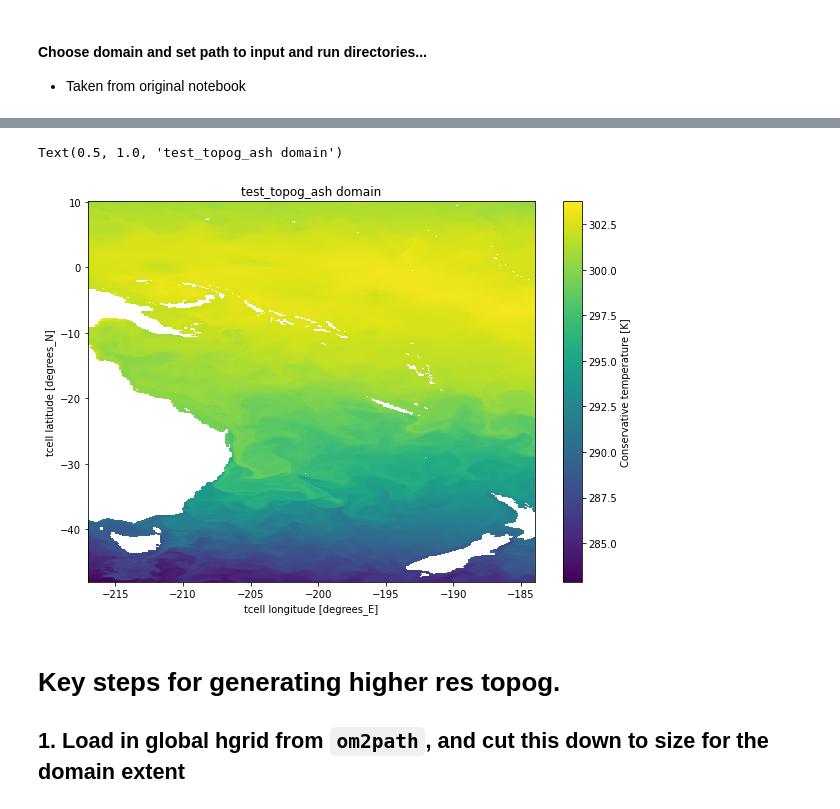
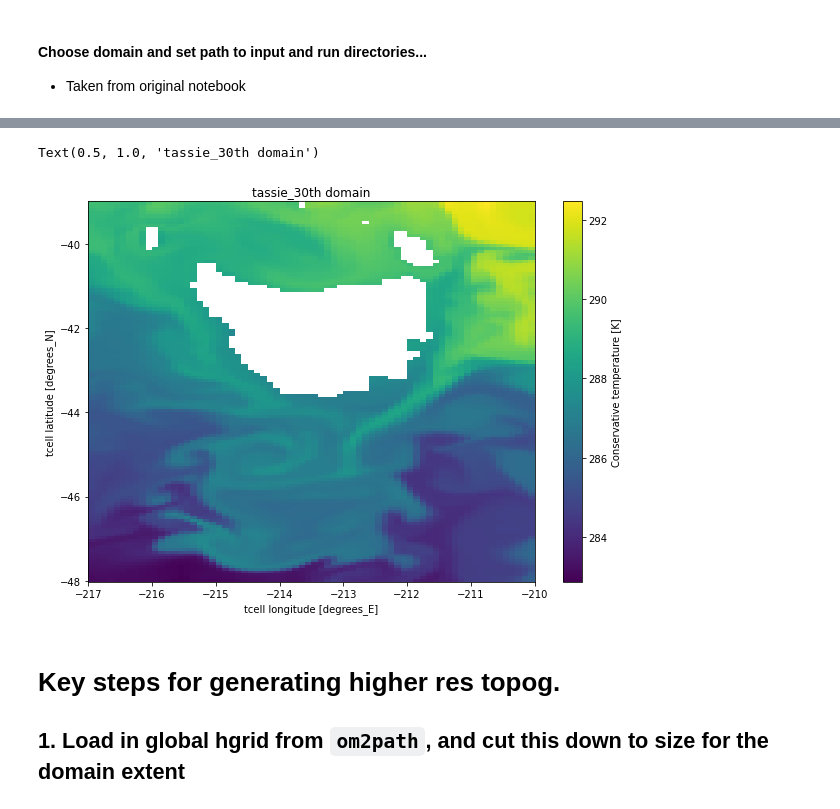
Before and after one commit to COSIMA/regional-mom6, a Jupyter notebook: topog_gen.ipynb, the cells around one changed output, grey strips where cells are left out. Saved outputs shown, nothing was run; the diff lists cells and outputs as text; code cells hidden in the pictures.

```diff
--- a/topog_gen.ipynb
+++ b/topog_gen.ipynb
@@ -37,32 +37,39 @@ client
 # %%
 ## Choose your coordinates and the name of your experiment
-yextent = [-48, 10]
-xextent = [-217 , -184]
-expt_name = "test_topog_ash"
+yextent = [-48,-38.95]
+xextent = [-217 , -210]
+
+expt_name = "tassie_30th"
+
+# ## Place where all your input files go
+# path = f"/scratch/v45/jr5971/mom6/regional_configs/{expt_name}/"
+
+# ## Directory where you'll run the experiment from
+# rundir = f"/home/581/jr5971/mom6_rundirs/{expt_name}"
 
 ## Place where all your input files go
-path = f"/scratch/v45/jr5971/mom6/regional_configs/{expt_name}/"
+path = f"/scratch/v45/ab8992/mom6/regional_configs/{expt_name}/"
 
 ## Directory where you'll run the experiment from
-rundir = f"/home/581/jr5971/mom6_rundirs/{expt_name}"
+rundir = f"/home/149/ab8992/mom6_rundirs/{expt_name}/"
 
 for i in [path,rundir]:
     try:
         os.mkdir(i)
     except:
         pass
 
 full_domain = xr.open_dataset(f"{initpath}/ocean/ocean_daily.nc")
 
 # domain.tau_x.sel(yu_ocean=slice(-49, -5), xu_ocean=slice(-217, -183)).isel(time = 0).plot()
 domain = full_domain.surface_temp.sel(yt_ocean=slice(yextent[0], yextent[1]), xt_ocean=slice(xextent[0],xextent[1])).isel(time = 0)
 fig,ax = plt.subplots(1,figsize = (10,7))
 
 domain.plot(ax = ax)
 ax.set_title(f"{expt_name} domain")
 # %% [output]
-Text(0.5, 1.0, 'test_topog_ash domain')
+Text(0.5, 1.0, 'tassie_30th domain')
-[figure, old version]
+[figure, new version]
 # %% [markdown]
 # Key steps for generating higher res topog.
 ## 1. Load in global hgrid from `om2path`, and cut this down to size for the domain extent
```
Also changed, not shown: parts of 9 cells of this notebook, 2 other files.
